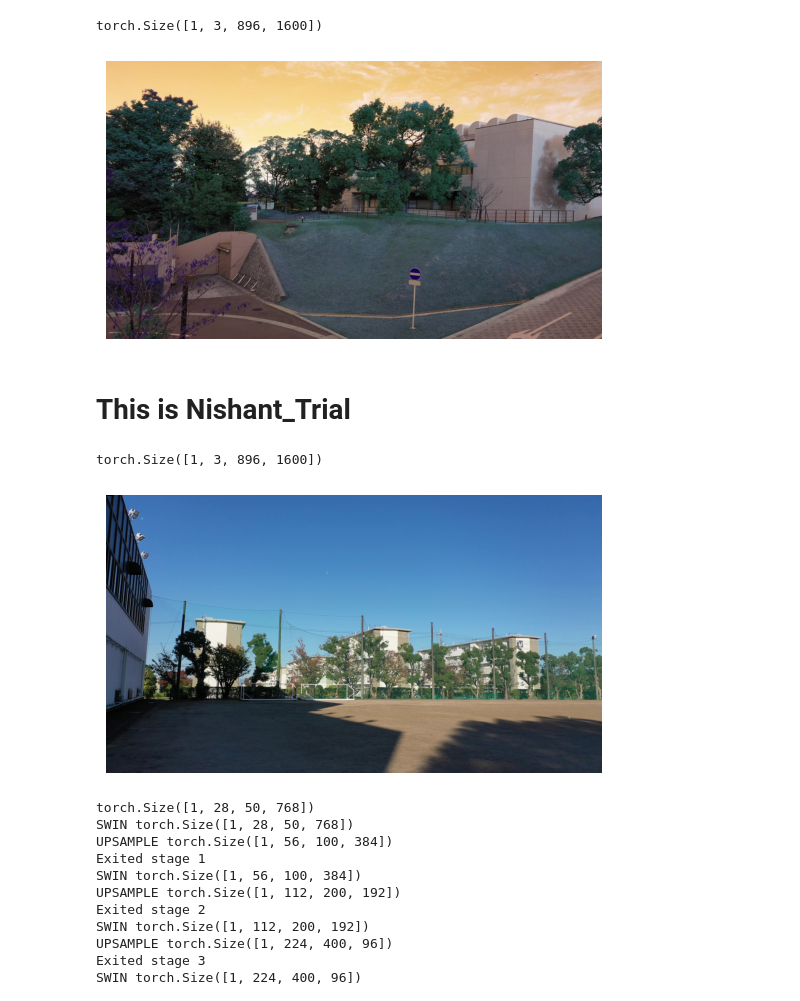
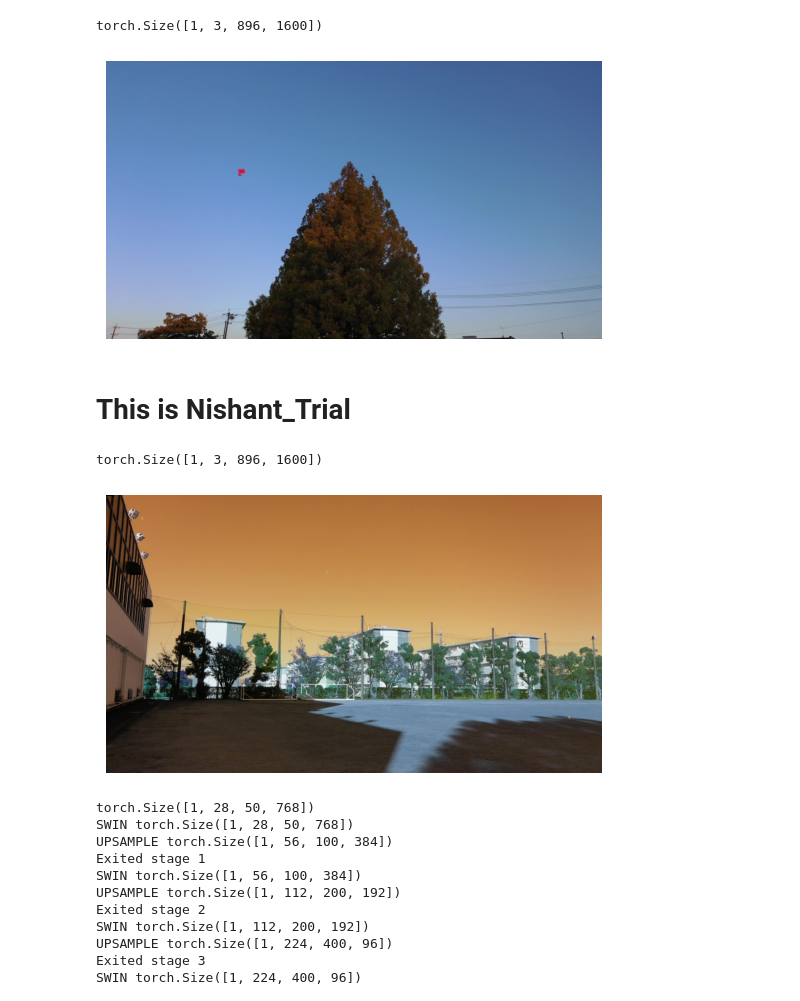
Before and after one commit to andysama79/small-object-detection, a Jupyter notebook: Main/test.ipynb, the cells around one changed output. Drawn from its saved outputs; the diff is of its cells as text; code cells hidden in the pictures.

```diff
--- a/Main/test.ipynb
+++ b/Main/test.ipynb
@@ -22,21 +22,21 @@ head = Head(in_channels=96, num_classes=1)
 model = Model(backbone, neck, head)
 # %%
 # Loading image
-img = cv2.imread("../data/mva2023_sod4bird_train/images/00001.jpg", cv2.COLOR_BGR2RGB)
+img = cv2.cvtColor(cv2.imread("../assets/annotated_image.jpg"), cv2.COLOR_BGR2RGB)
 img = cv2.resize(img, (1600, 896))
 data = torch.tensor(img).unsqueeze(0).float()
 data = data.permute(0, 3, 1, 2)
 print(data.shape)
 plt.imshow(img)
 plt.axis("off")
 plt.show()
 # %% [output]
 torch.Size([1, 3, 896, 1600])
-[figure, old version]
+[figure, new version]
 # %% [markdown]
 # This is Nishant_Trial
 # %%
-img = cv2.imread("/home/schecter/Downloads/07439.jpg",cv2.COLOR_BGR2RGB)
+img = cv2.cvtColor(cv2.imread("../assets/sample_run.jpeg"), cv2.COLOR_BGR2RGB)
 img = cv2.resize(img, (1600, 896))
 data = torch.tensor(img).unsqueeze(0).float()
 data = data.permute(0, 3, 1, 2)
@@ -50,7 +50,7 @@ bbox_values = torch.tensor([[2035,1003,9,17], [795,1169,9,17], [2715,1524,9,17],
 #Other bbox values are [795,1169,9,17], [2715,1524,9,17], [263,209,9,17], [931,844,9,17], [1621,1398,9,17]
 # %% [output]
 torch.Size([1, 3, 896, 1600])
-[figure, old version]
+[figure, new version]
 # %%
 # device = torch.device("cuda" if torch.cuda.is_available() else "cpu")
 # model = model.to(device)
```
Also changed, not shown: parts of 4 cells of this notebook, 1 other file.
